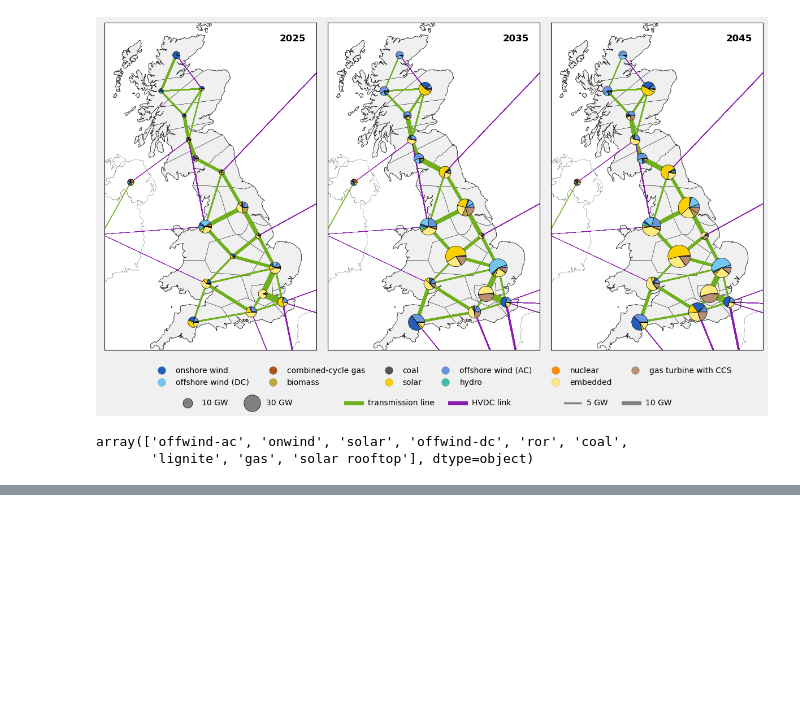
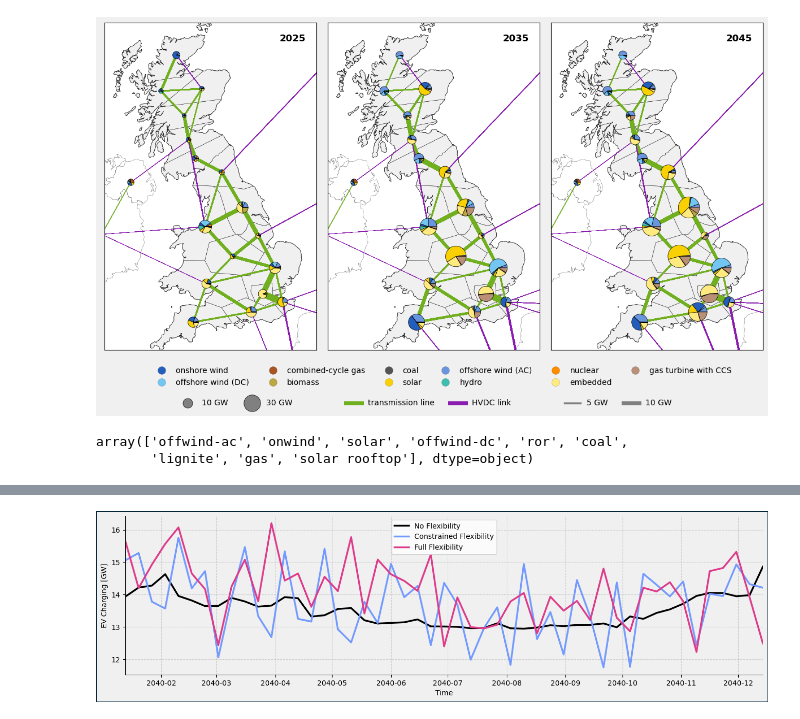
Before and after one commit to LukasFrankenQ/pypsa-fes, a Jupyter notebook: notebooks/plot_introduction.ipynb, the cells around one changed output, grey strips where cells are left out. Drawn from its saved outputs; the diff is of its cells as text; code cells hidden in the pictures; blank space fills up the shorter version.

Commit message:
added timeseries plot

```diff
--- a/notebooks/plot_introduction.ipynb
+++ b/notebooks/plot_introduction.ipynb
@@ -461,0 +467,3 @@ Name: p_nom, dtype: float64
+# %%
+with open(Path.cwd().parent / "config" / "config.yaml", "r") as f:
+    flex_config = yaml.safe_load(f)["flexibility"]
@@ -461,0 +516,70 @@ Name: p_nom, dtype: float64
+# %%
+import pypsa
+
+
+n_template = "elec_s_ec_lhnd__{}_{}_{}.nc"
+
+scen = "LW"
+
+ev_demand = list()
+heat_demand = list()
+
+year = 2040
+flextypes = ["", "go-v2g", "int-v2g"]
+labels = ["No Flexibility", "Constrained Flexibility", "Full Flexibility"]
+
+start = pd.Timestamp("2019-01-08")
+end = pd.Timestamp("2019-12-14")
+
+td = pd.Timestamp(f"{year}-01-08") - start
+
+# for year in years:
+fig, ax = plt.subplots(1, 1, figsize=(16, 4), linewidth=1, edgecolor="#04253a")
+
+colors = {
+    "": "k",
+    "go-v2g": "#739aff",
+    "int-v2g": "#df3b8b",
+}
+
+line_kwargs = dict(
+    linestyle="-",
+    linewidth=2.5,
+
+)
+
+for f, label in zip(flextypes, labels):
+
+    n = pypsa.Network(
+        Path.cwd().parent / "results" / "pypsa-fes" / "networks" /
+        n_template.format(f, scen, year)
+    )
+
+    bev = n.links.loc[n.links.carrier == "BEV charger"].index
+    series = (
+        n.links_t
+        .p0[bev]
+        .sum(axis=1)
+        .loc[start:end]
+        .resample("w").mean()
+        .mul(1e-3)
+    )
+
+    ax.plot(series.index + td, series, label=label, color=colors[f], **line_kwargs)
+
+background_color = "#f0f0f0"
+ax.set_facecolor(background_color)
+fig.patch.set_facecolor(background_color)
+
+ax.set_xlim(series.index[0] + td, series.index[-1] + td)
+ax.grid(True, linestyle="--", alpha=0.5)
+ax.spines['top'].set_visible(False)
+ax.spines['right'].set_visible(False)
+
+ax.legend()
+ax.set_xlabel("Time")
+ax.set_ylabel("EV Charging [GW]")
+
+plt.savefig("ev_flex_timeseries.pdf")
+plt.show()
+# %% [output]
@@ -461,0 +592 @@ Name: p_nom, dtype: float64
+[figure, added]
```
Also changed, not shown: parts of 11 cells of this notebook.
